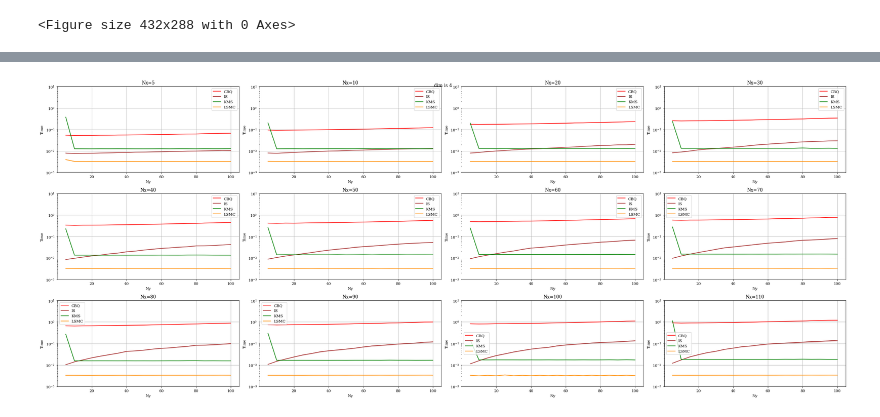
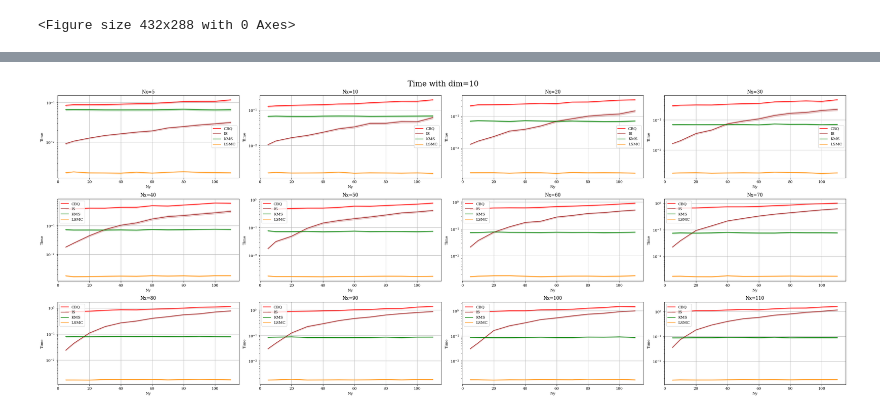
Before and after one commit to hudsonchen/conditional_bayesian_quadrature, a Jupyter notebook: plotting/sensitivity_conjugate_time.ipynb, the cells around one changed output, grey strips where cells are left out. Drawn from its saved outputs; the diff is of its cells as text; code cells hidden in the pictures.

```diff
--- a/plotting/sensitivity_conjugate_time.ipynb
+++ b/plotting/sensitivity_conjugate_time.ipynb
@@ -38,3 +38,22 @@ print(dirs)
+# %%
+def robust_mean_se(arr):
+    min_index = np.argmin(arr)
+    max_index = np.argmax(arr)
+
+    # Delete the minimum and maximum elements
+    arr = np.delete(arr, min_index)
+    arr = np.delete(arr, max_index - 1 if max_index > min_index else max_index)
+
+    # print(arr)
+
+    m = np.median(arr)
+    se = scipy.stats.sem(arr)
+
+    confidence_level = 0.95
+    degrees_of_freedom = len(arr) - 1
+    lower, upper = stats.t.interval(confidence_level, degrees_of_freedom, m, se)
+
+    return m, lower, upper
 # %%
 
 dir_num = len(dirs)
@@ -172,40 +296,41 @@ plt.show()
 # %%
-dim = 4
+dim = 10
 
 fig, axs = plt.subplots(int(len(Nx_array) / 4), 4, figsize=(30, len(Nx_array)))
 axs = axs.flatten()
 for i, ax in enumerate(axs):
     Nx = Nx_array[i]
     # axs[i].set_ylim(-1, 50)
-    axs[i].plot(Ny_array, Time_dict_all_dim[f"{dim}"][f"{Nx}"]['BMC mean'], color='r', label=f'CBQ')
-    axs[i].fill_between(Ny_array, Time_dict_all_dim[f"{dim}"][f"{Nx}"]['BMC mean'] - Time_dict_all_dim[f"{dim}"][f"{Nx}"]['BMC se'],
-                        Time_dict_all_dim[f"{dim}"][f"{Nx}"]['BMC mean'] + Time_dict_all_dim[f"{dim}"][f"{Nx}"]['BMC se'],
+    axs[i].plot(Ny_array, Time_dict_all_dim_fix_x[f"{dim}"][f"{Nx}"]['BMC mean'], color='r', label=f'CBQ')
+    axs[i].fill_between(Ny_array, Time_dict_all_dim_fix_x[f"{dim}"][f"{Nx}"]['BMC lower'],
+                        Time_dict_all_dim_fix_x[f"{dim}"][f"{Nx}"]['BMC upper'],
                         color='r', alpha=0.2)
 
-    axs[i].plot(Ny_array, Time_dict_all_dim[f"{dim}"][f"{Nx}"]['IS mean'], color='brown', label=f'IS')
-    axs[i].fill_between(Ny_array, Time_dict_all_dim[f"{dim}"][f"{Nx}"]['IS mean'] - Time_dict_all_dim[f"{dim}"][f"{Nx}"]['IS se'],
-                        Time_dict_all_dim[f"{dim}"][f"{Nx}"]['IS mean'] + Time_dict_all_dim[f"{dim}"][f"{Nx}"]['IS se'],
+    axs[i].plot(Ny_array, Time_dict_all_dim_fix_x[f"{dim}"][f"{Nx}"]['IS mean'], color='brown', label=f'IS')
+    axs[i].fill_between(Ny_array, Time_dict_all_dim_fix_x[f"{dim}"][f"{Nx}"]['IS lower'],
+                        Time_dict_all_dim_fix_x[f"{dim}"][f"{Nx}"]['IS upper'],
                         color='brown', alpha=0.2)
 
-    axs[i].plot(Ny_array, Time_dict_all_dim[f"{dim}"][f"{Nx}"]['KMS mean'], color='green', label=f'KMS')
-    axs[i].fill_between(Ny_array, Time_dict_all_dim[f"{dim}"][f"{Nx}"]['KMS mean'] - Time_dict_all_dim[f"{dim}"][f"{Nx}"]['KMS se'],
-                        Time_dict_all_dim[f"{dim}"][f"{Nx}"]['KMS mean'] + Time_dict_all_dim[f"{dim}"][f"{Nx}"]['KMS se'],
+    axs[i].plot(Ny_array, Time_dict_all_dim_fix_x[f"{dim}"][f"{Nx}"]['KMS mean'], color='green', label=f'KMS')
+    axs[i].fill_between(Ny_array, Time_dict_all_dim_fix_x[f"{dim}"][f"{Nx}"]['KMS lower'],
+                        Time_dict_all_dim_fix_x[f"{dim}"][f"{Nx}"]['KMS upper'],
                         color='green', alpha=0.2)
 
-    axs[i].plot(Ny_array, Time_dict_all_dim[f"{dim}"][f"{Nx}"]['LSMC mean'], color='darkorange', label=f'LSMC')
-    axs[i].fill_between(Ny_array, Time_dict_all_dim[f"{dim}"][f"{Nx}"]['LSMC mean'] - Time_dict_all_dim[f"{dim}"][f"{Nx}"]['LSMC se'],
-                        Time_dict_all_dim[f"{dim}"][f"{Nx}"]['LSMC mean'] + Time_dict_all_dim[f"{dim}"][f"{Nx}"]['LSMC se'],
+    axs[i].plot(Ny_array, Time_dict_all_dim_fix_x[f"{dim}"][f"{Nx}"]['LSMC mean'], color='darkorange', label=f'LSMC')
+    axs[i].fill_between(Ny_array, Time_dict_all_dim_fix_x[f"{dim}"][f"{Nx}"]['LSMC lower'],
+                        Time_dict_all_dim_fix_x[f"{dim}"][f"{Nx}"]['LSMC upper'],
                         color='darkorange', alpha=0.2)
 
     axs[i].legend()
     axs[i].set_yscale('log')
-    axs[i].set_ylim(1e-3, 10.)
     axs[i].set_ylabel('Time')
     axs[i].set_xlabel('Ny')
     axs[i].set_title(f'Nx={Nx}')
+
+plt.suptitle(f'Time with dim={dim}', fontsize = 20)
 plt.tight_layout()
-plt.suptitle(f'dim is {dim}')
+
 plt.show()
 # %% [output]
-[figure, old version]
+[figure, new version]
 # %%
```
Also changed, not shown: parts of 8 cells of this notebook, 5 other files.
